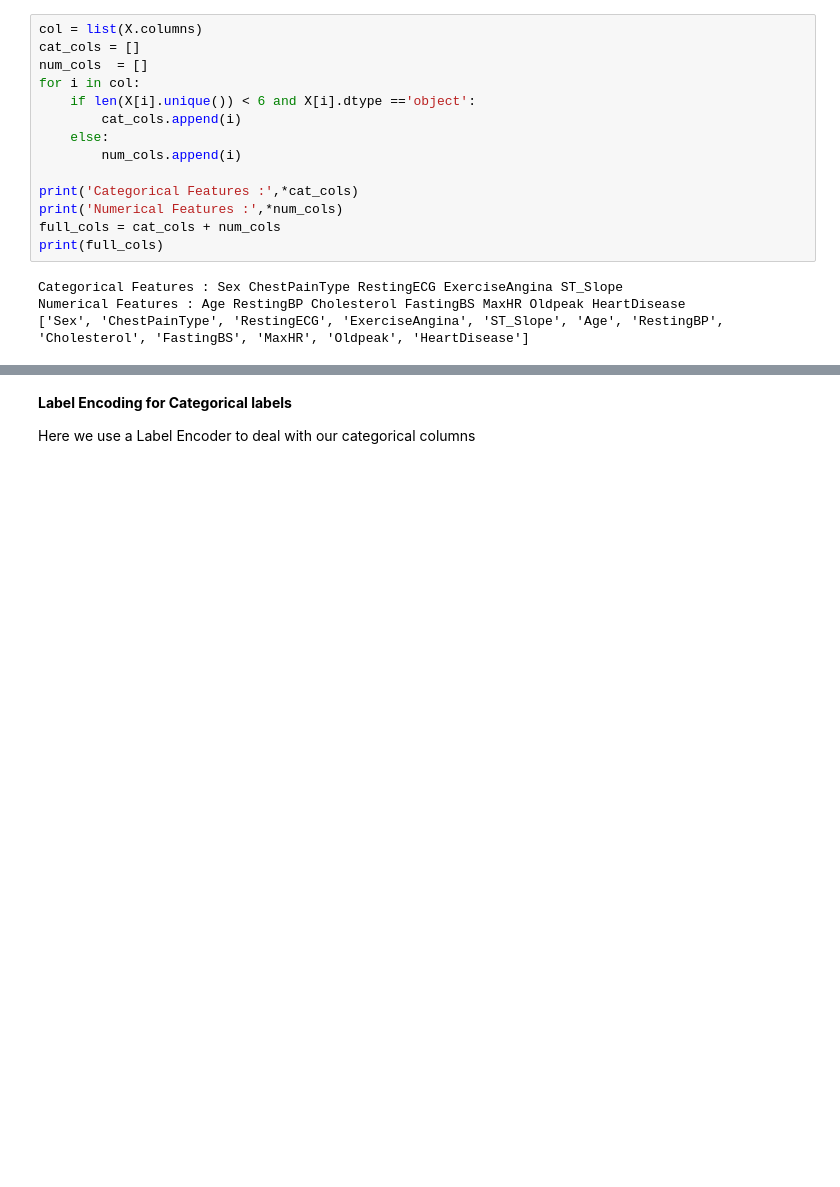
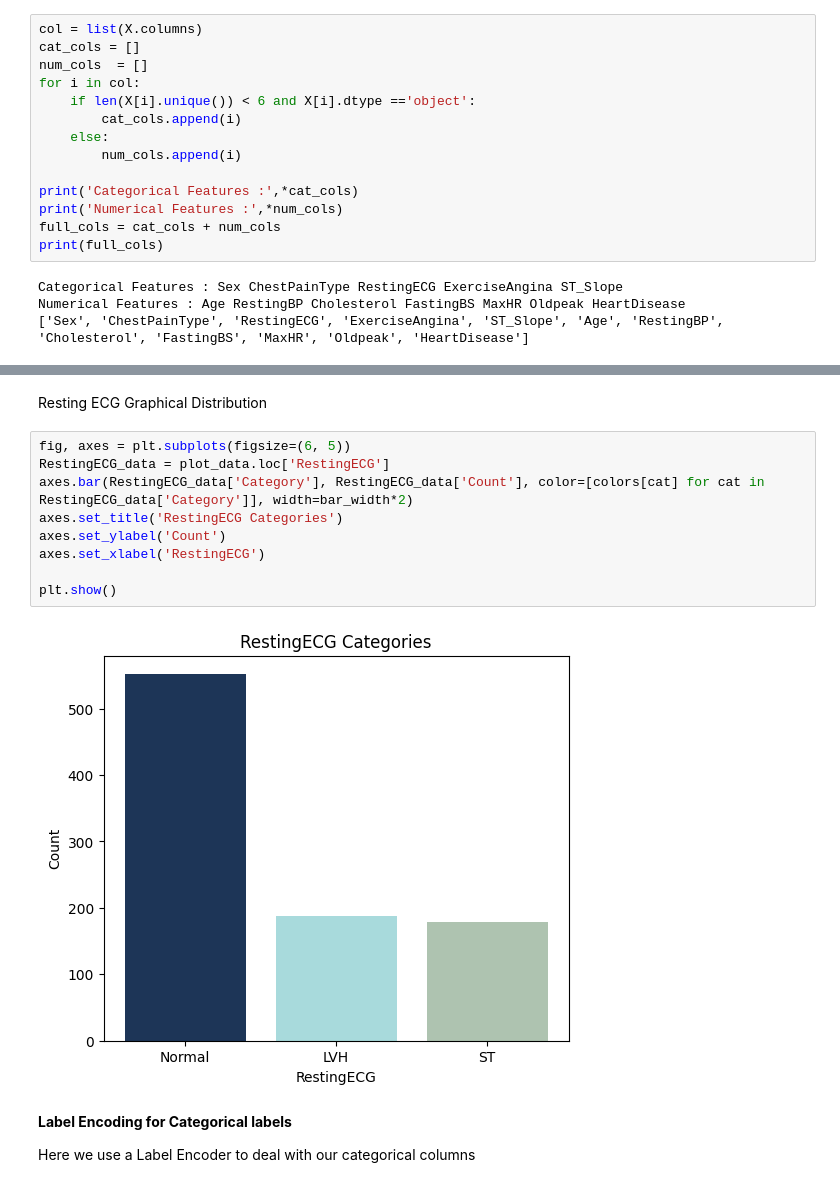
Before and after one commit to KyobeDerrickSteven/Heart-Disease-Prediction, a Jupyter notebook: Heart_Prediction.ipynb, the cells around one changed output, grey strips where cells are left out. Drawn from its saved outputs; the diff is of its cells as text; blank space fills up the shorter version.

```diff
--- a/Heart_Prediction.ipynb
+++ b/Heart_Prediction.ipynb
@@ -102,3 +215,16 @@ plt.title(title);
+# %% [markdown]
+Resting ECG Graphical Distribution
+# %%
+fig, axes = plt.subplots(figsize=(6, 5))
+RestingECG_data = plot_data.loc['RestingECG']
+axes.bar(RestingECG_data['Category'], RestingECG_data['Count'], color=[colors[cat] for cat in RestingECG_data['Category']], width=bar_width*2)
+axes.set_title('RestingECG Categories')
+axes.set_ylabel('Count')
+axes.set_xlabel('RestingECG')
+
+plt.show()
+# %% [output]
+[figure, added]
 # %% [markdown]
 **Label Encoding for Categorical labels**
 
```
Also changed, not shown: parts of 49 cells of this notebook.
